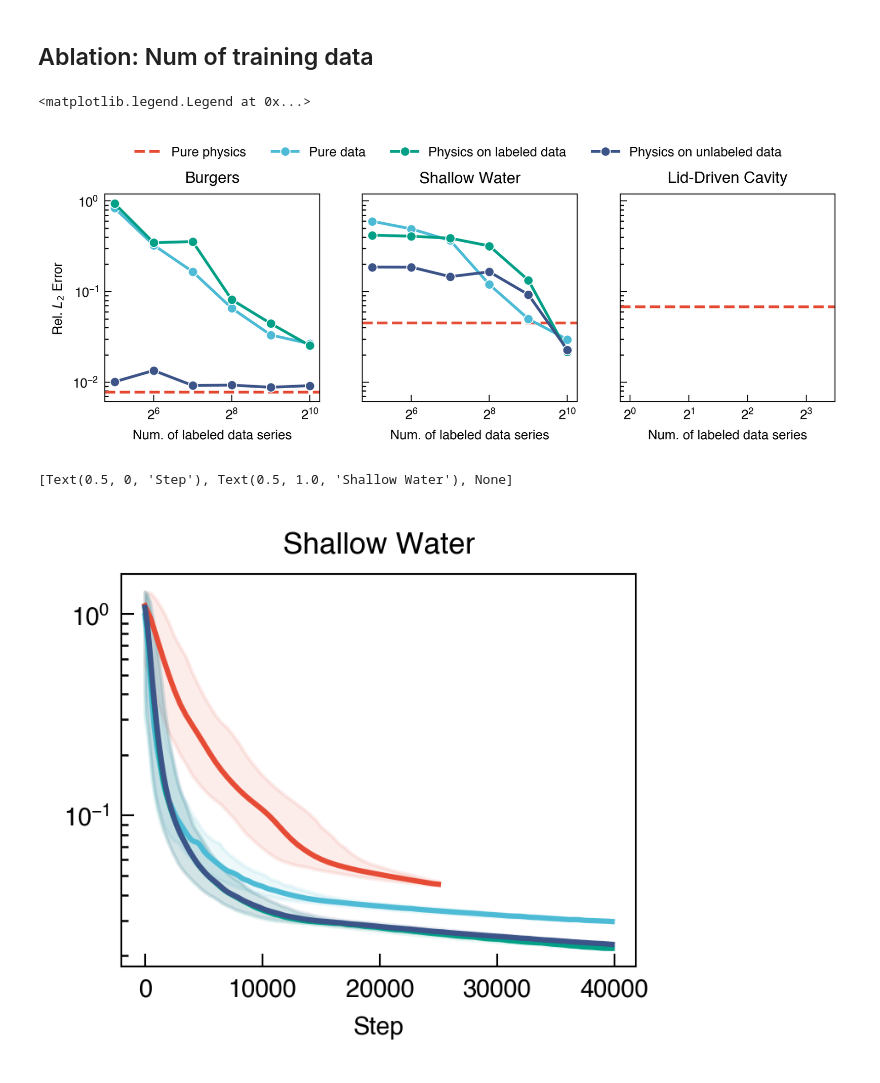
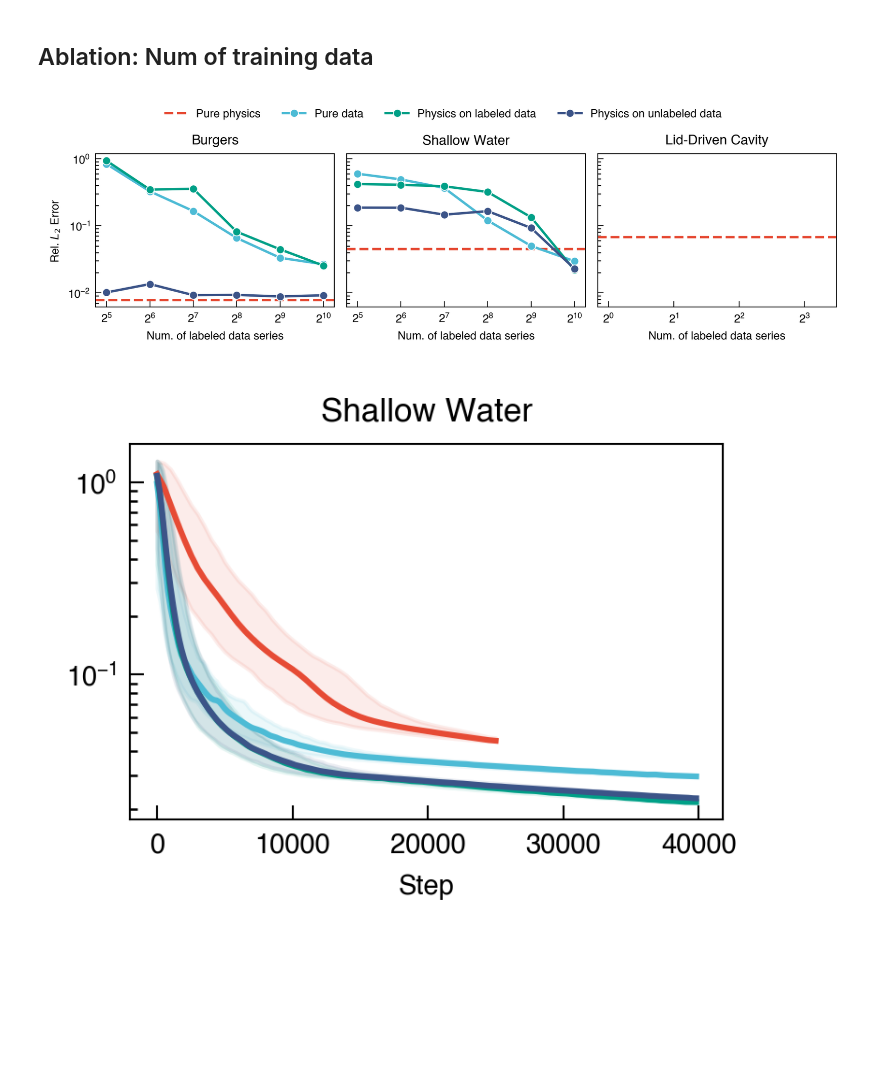
Before and after one commit to NanxiiChen/PI-CViT, a Jupyter notebook: eval.ipynb, the cells around one changed output. Drawn from its saved outputs; the diff is of its cells as text; code cells hidden in the pictures; blank space fills up the shorter version.

```diff
--- a/eval.ipynb
+++ b/eval.ipynb
@@ -405,38 +405,35 @@ for idx, (name, path) in enumerate(datasets.items()):
     ax.set_xlabel("Num. of labeled data series")
     if idx==0:
         ax.set_ylabel("Rel. $L_2$ Error")
 
 
     ax.axhline(pure_physics_err[idx], color="C0",
                label="Pure physics"if idx == 1 else None,
                ls="--")
 
     if path is None:
         continue
 
     df = pd.read_csv(path, sep=",")
 
     xs = df["num_labeled_data_seriers"].values
     ax.plot(xs, df["pure_data"]/100,
             marker="o", label="Pure data" if idx == 1 else None,
             color="C1",
             markersize=5, markeredgecolor="white", markeredgewidth=0.5)
     ax.plot(xs, df["physics_on_data"]/100,
             marker="o", label="Physics on labeled data" if idx == 1 else None,
             color="C2",
             markersize=5, markeredgecolor="white", markeredgewidth=0.5)
     ax.plot(xs, df["hybrid_physics_data"]/100,
             marker="o", label="Physics on unlabeled data" if idx == 1 else None,
             color="C3",
             markersize=5, markeredgecolor="white", markeredgewidth=0.5)
 
-
-
-
 fig.legend(loc="upper center", ncol=4, frameon=False, bbox_to_anchor=(0.5, 1.1))
+fig.tight_layout()
 # %% [output]
-<matplotlib.legend.Legend at 0x...>
-[figure, old version]
+[figure, new version]
 # %%
 paths = [
     "training_logs/swe/run-swe_cvit_SOTA-0217-tag-eval_l2_error.csv",
@@ -460,6 +457,6 @@ for path, tag in zip(paths, tags):
     ax.plot(step, mean, label=tag, color=f"C{tags.index(tag)}")
 ax.set(xlabel="Step", title="Shallow Water",
        yscale="log")
+fig.tight_layout()
 # %% [output]
-[Text(0.5, 0, 'Step'), Text(0.5, 1.0, 'Shallow Water'), None]
-[figure, old version]
+[figure, new version]
```
Also changed, not shown: parts of 2 cells of this notebook, 1 other file.
